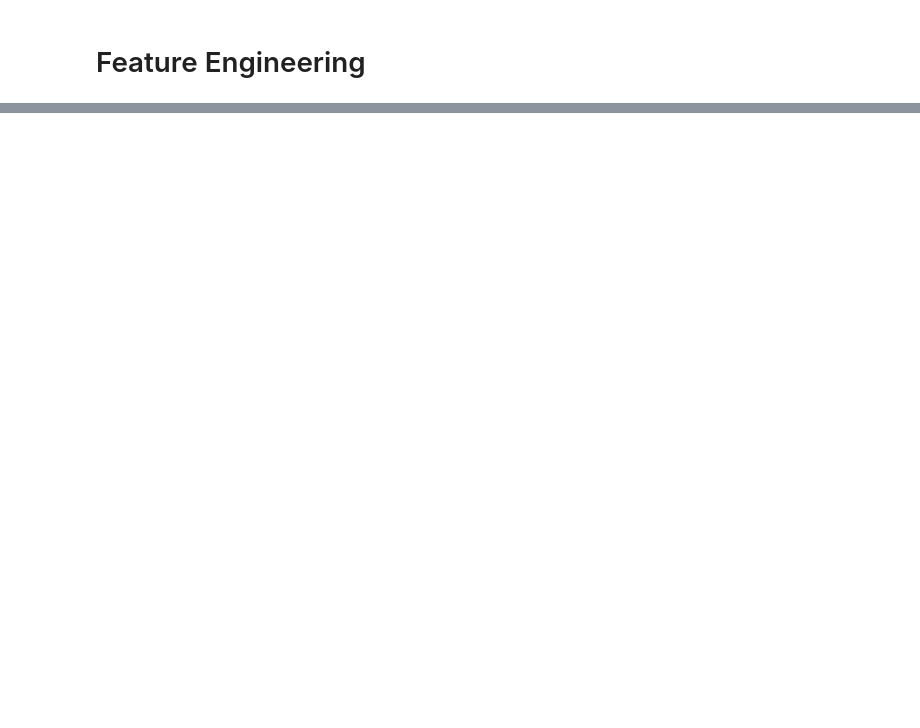
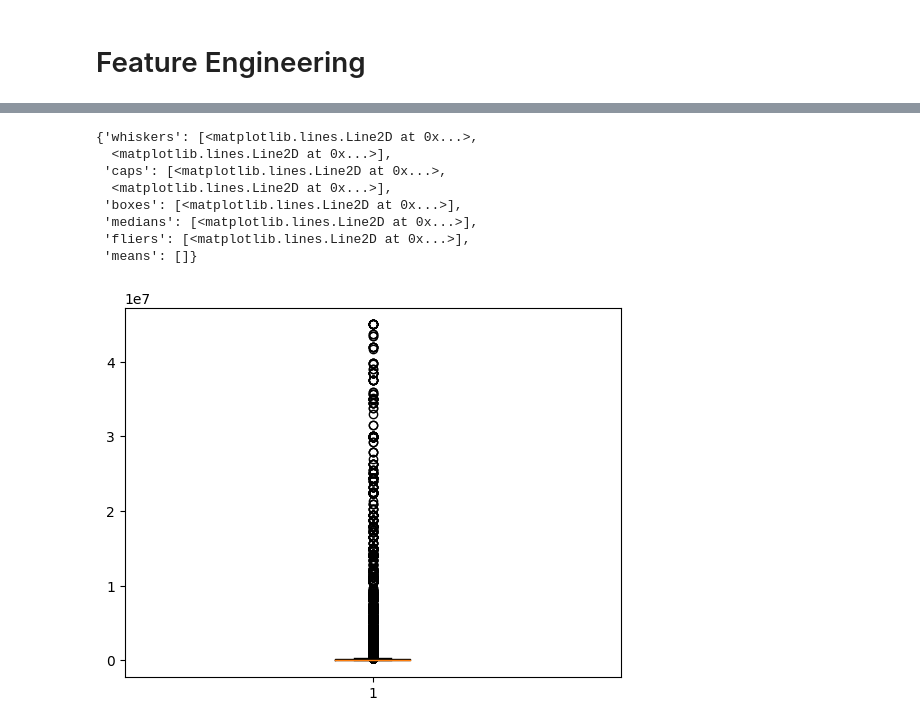
Before and after one commit to SangyunT/steam_game_sales, a Jupyter notebook: index.ipynb, the cells around one changed output, grey strips where cells are left out. Cells and saved outputs as stored; diff of their text form; code cells hidden in the pictures; blank space fills up the shorter version.

```diff
--- a/index.ipynb
+++ b/index.ipynb
@@ -205,4 +211,5 @@ games.head()
 import numpy as np
 from scipy import stats
 
-games = games[(np.abs(stats.zscore(games['sales_high'])) < 3)]
+games = games[(np.abs(stats.zscore(games['sales_average'])) < 3)]
+games.shape
@@ -209,2 +217,0 @@ games = games[(np.abs(stats.zscore(games['sales_high'])) < 3)]
-# %%
-games = games[(np.abs(stats.zscore(games['sales_low'])) < 3)]
@@ -233,0 +230,12 @@ Name: count, Length: 687, dtype: int64
+# %%
+plt.boxplot(games['sales_average'])
+# %% [output]
+{'whiskers': [<matplotlib.lines.Line2D at 0x...>,
+  <matplotlib.lines.Line2D at 0x...>],
+ 'caps': [<matplotlib.lines.Line2D at 0x...>,
+  <matplotlib.lines.Line2D at 0x...>],
+ 'boxes': [<matplotlib.lines.Line2D at 0x...>],
+ 'medians': [<matplotlib.lines.Line2D at 0x...>],
+ 'fliers': [<matplotlib.lines.Line2D at 0x...>],
+ 'means': []}
+[figure, added]
```
Also changed, not shown: parts of 13 cells of this notebook.
